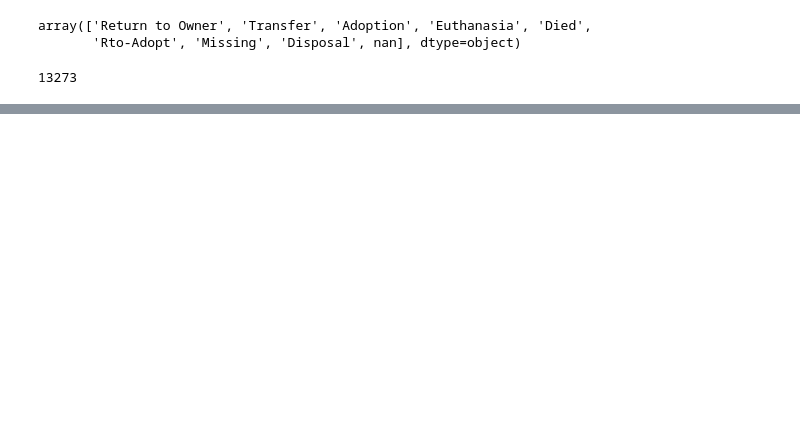
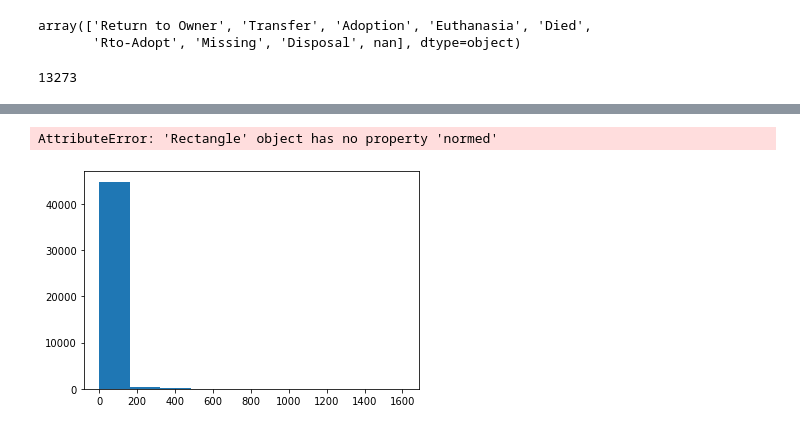
Before and after one commit to amandawhite013/CapstoneTwo, a Jupyter notebook: data_wrangling.ipynb, the cells around one changed output, grey strips where cells are left out. Saved outputs shown, nothing was run; the diff lists cells and outputs as text; code cells hidden in the pictures; blank space fills up the shorter version.

```diff
--- a/data_wrangling.ipynb
+++ b/data_wrangling.ipynb
@@ -149,2 +241,7 @@ df.head()
+# %%
+_ = plt.hist( df['time_in_shelter_days'], normed = True)
+# %% [output]
+AttributeError: 'Rectangle' object has no property 'normed'
+[figure, added]
 # %%
 df.to_csv('wrangled_data')
```
Also changed, not shown: parts of 23 cells of this notebook.
